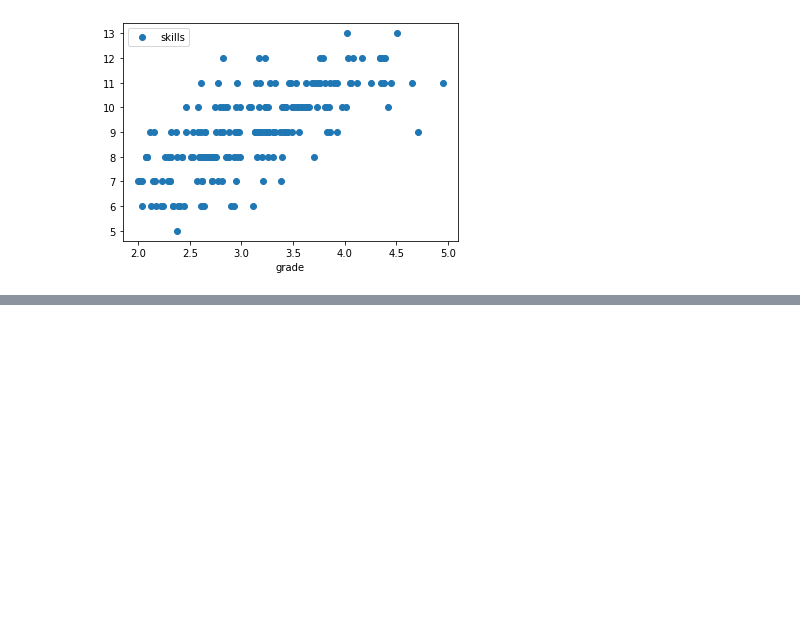
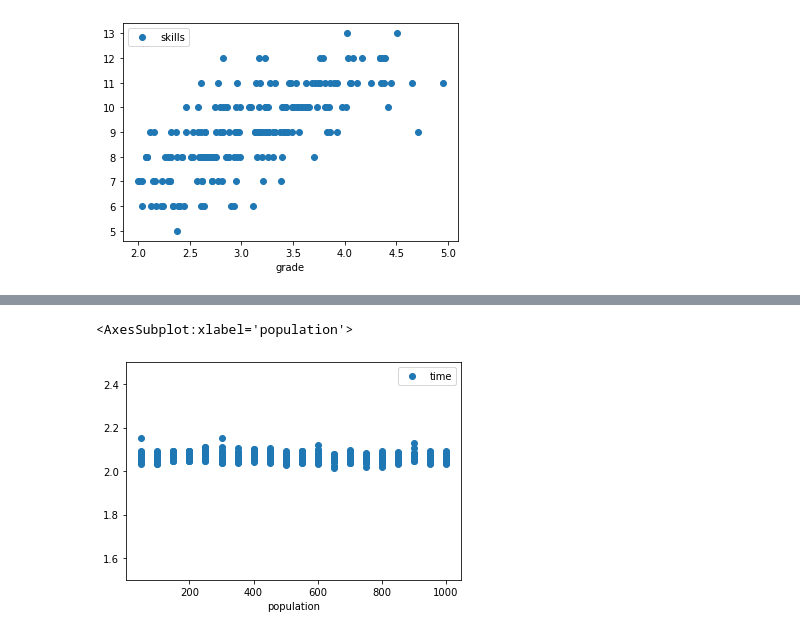
Before and after one commit to basioli-k/social_network, a Jupyter notebook: analysis/Social network analysis.ipynb, the cells around one changed output, grey strips where cells are left out. Drawn from its saved outputs; the diff is of its cells as text; code cells hidden in the pictures; blank space fills up the shorter version.

```diff
--- a/analysis/Social network analysis.ipynb
+++ b/analysis/Social network analysis.ipynb
@@ -81,3 +81,7 @@ people.plot(x='grade', y='skills', style='o')
 # %% [output]
 <AxesSubplot:xlabel='grade'>
 [figure]
+# %%
+personal = pd.read_csv("./personal_2.csv", encoding='utf-8')
+business = pd.read_csv("./business_2.csv", encoding = 'utf-8')
+personal
@@ -83,0 +102,5 @@ people.plot(x='grade', y='skills', style='o')
+# %%
+personal.plot(x='population', y='time', style='o', ylim=[1.5,2.5])
+# %% [output]
+<AxesSubplot:xlabel='population'>
+[figure, added]
```
Also changed, not shown: parts of 2 cells of this notebook, 16 other files.
